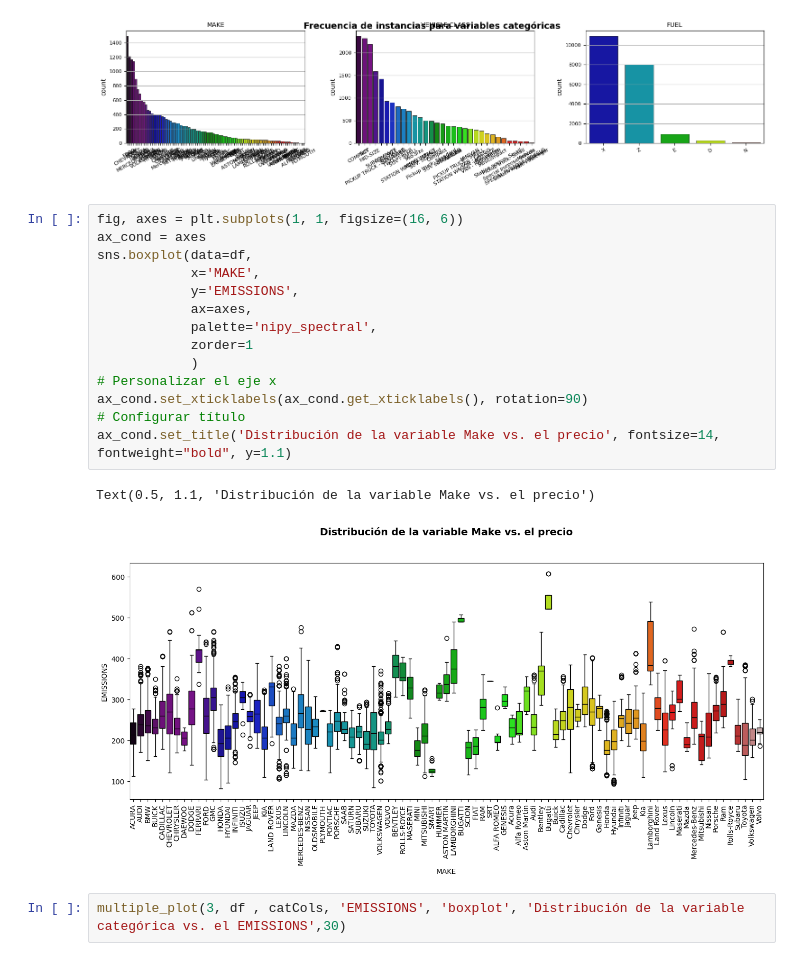
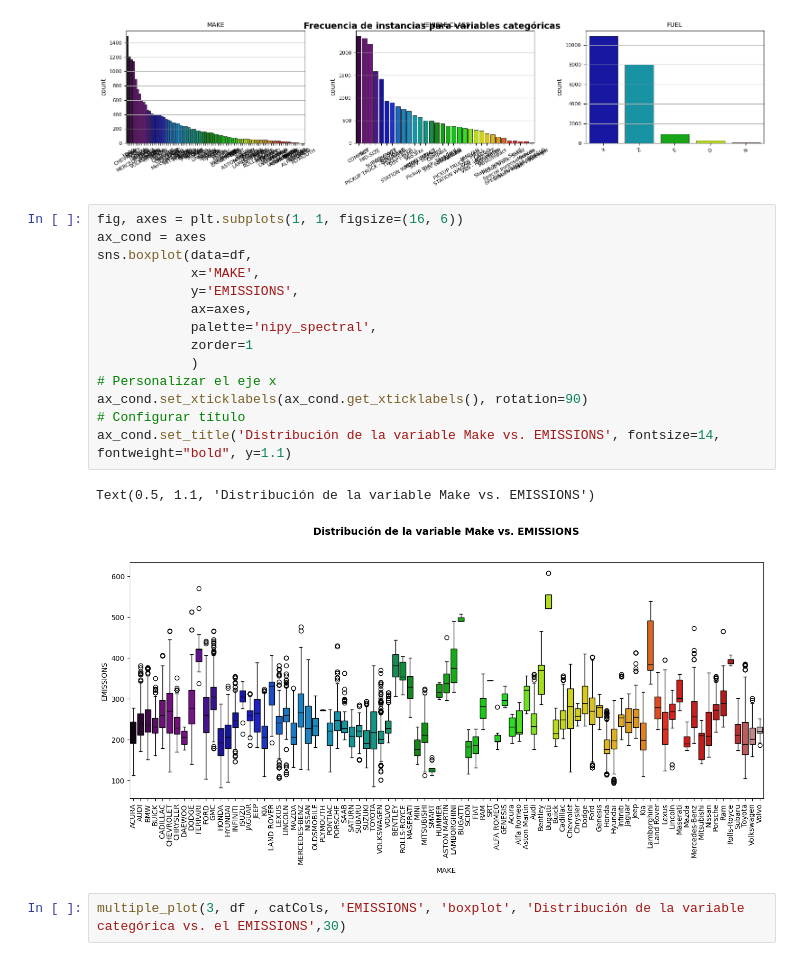
Before and after one commit to juanpbetancurc/Entregable-aprendizaje-automatico, a Jupyter notebook: preparacionDatos.ipynb, the cells around one changed output. Cells and saved outputs as stored; diff of their text form.

```diff
--- a/preparacionDatos.ipynb
+++ b/preparacionDatos.ipynb
@@ -140,20 +140,20 @@ multiple_plot(3, df , catCols, None, 'countplot', 'Frecuencia de instancias para
 # %%
 fig, axes = plt.subplots(1, 1, figsize=(16, 6))
 ax_cond = axes
 sns.boxplot(data=df,
             x='MAKE',
             y='EMISSIONS',
             ax=axes,
             palette='nipy_spectral',
             zorder=1
             )
 # Personalizar el eje x
 ax_cond.set_xticklabels(ax_cond.get_xticklabels(), rotation=90)
 # Configurar título
-ax_cond.set_title('Distribución de la variable Make vs. el precio', fontsize=14, fontweight="bold", y=1.1)
+ax_cond.set_title('Distribución de la variable Make vs. EMISSIONS', fontsize=14, fontweight="bold", y=1.1)
 # %% [output]
-Text(0.5, 1.1, 'Distribución de la variable Make vs. el precio')
+Text(0.5, 1.1, 'Distribución de la variable Make vs. EMISSIONS')
-[figure, old version]
+[figure, new version]
 # %%
 multiple_plot(3, df , catCols, 'EMISSIONS', 'boxplot', 'Distribución de la variable categórica vs. el EMISSIONS',30)
 # %% [output]
```
Also changed, not shown: 1 other file.
